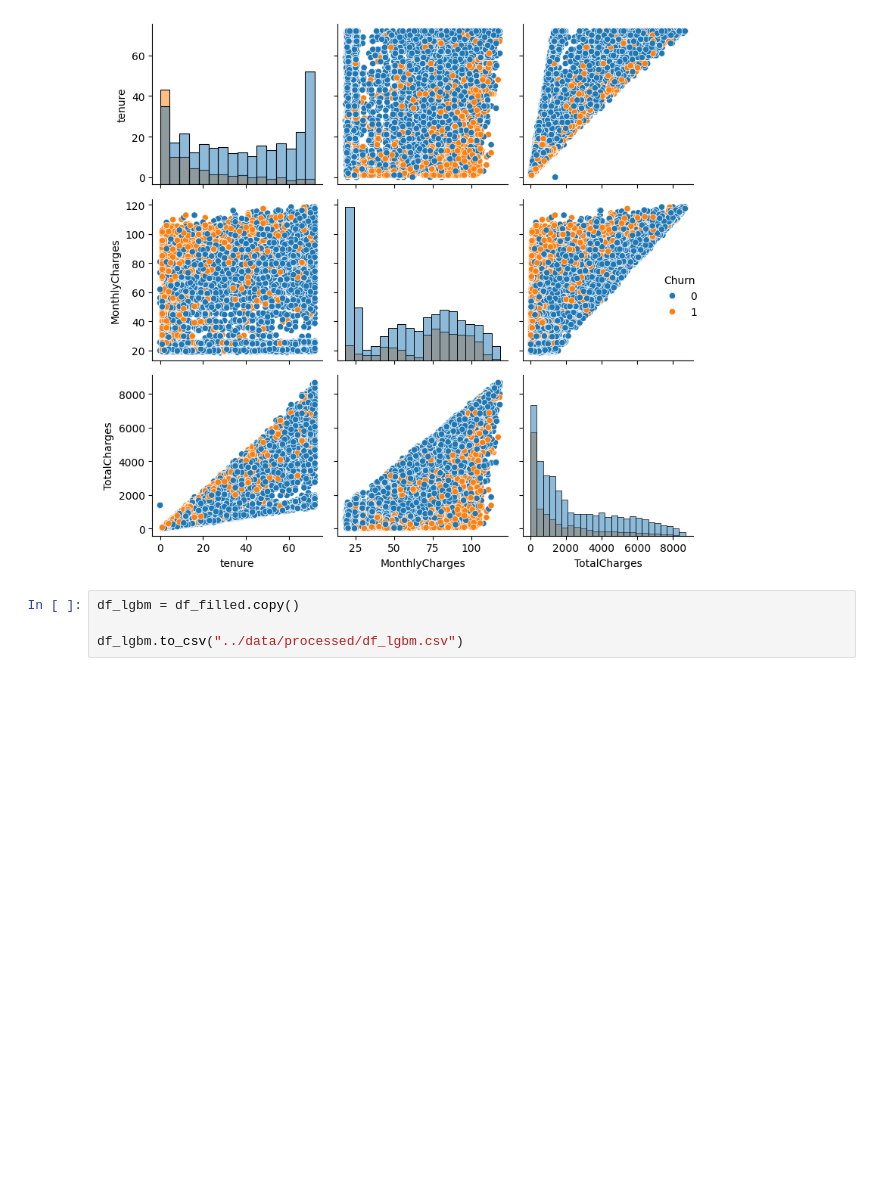
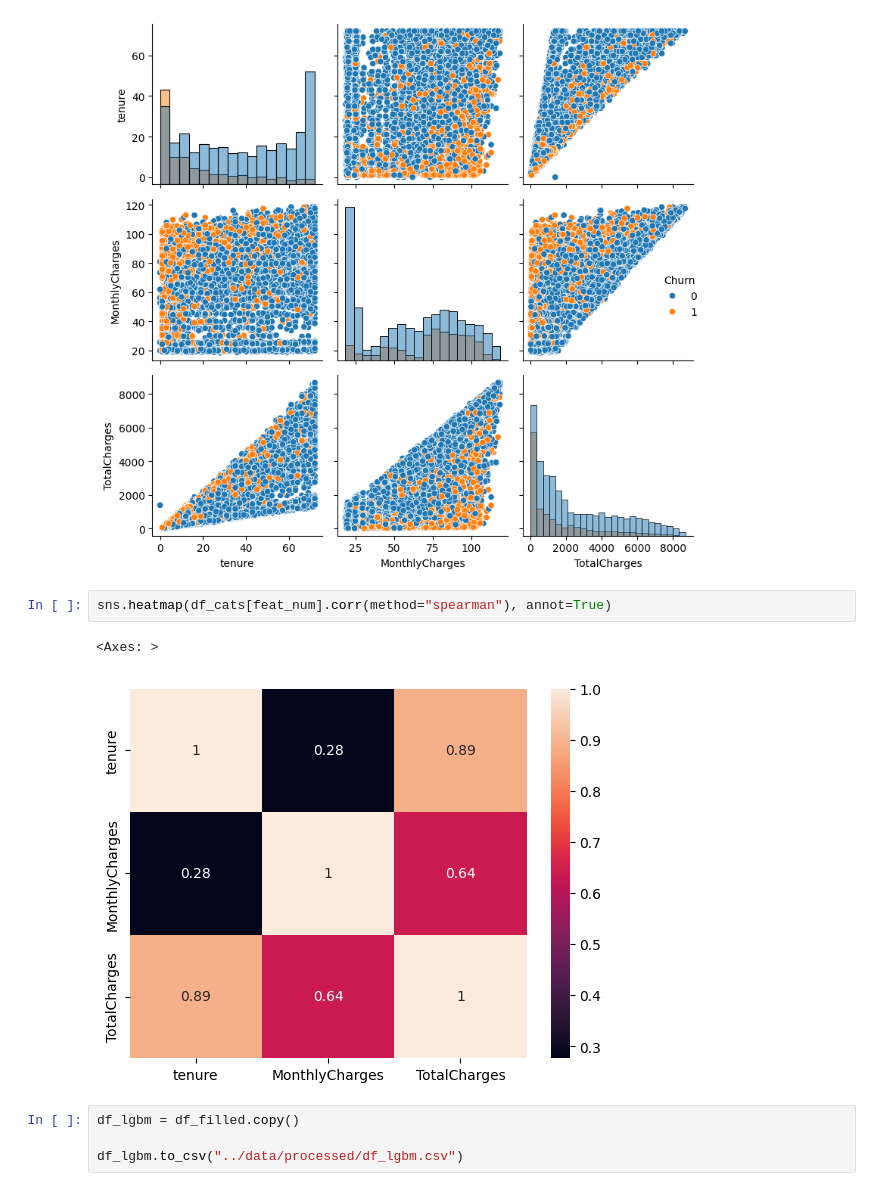
Before and after one commit to 2leog/telco-customer-churn, a Jupyter notebook: notebooks/01-lgo-initial-data-exploration.ipynb, the cells around one changed output. Cells and saved outputs as stored; diff of their text form; blank space fills up the shorter version.

```diff
--- a/notebooks/01-lgo-initial-data-exploration.ipynb
+++ b/notebooks/01-lgo-initial-data-exploration.ipynb
@@ -291,6 +334,11 @@ plt.tight_layout()
 plt.show()
 # %% [output]
 [figure]
+# %%
+sns.heatmap(df_cats[feat_num].corr(method="spearman"), annot=True)
+# %% [output]
+<Axes: >
+[figure, added]
 # %%
 df_lgbm = df_filled.copy()
 
```
Also changed, not shown: parts of 6 cells of this notebook.
